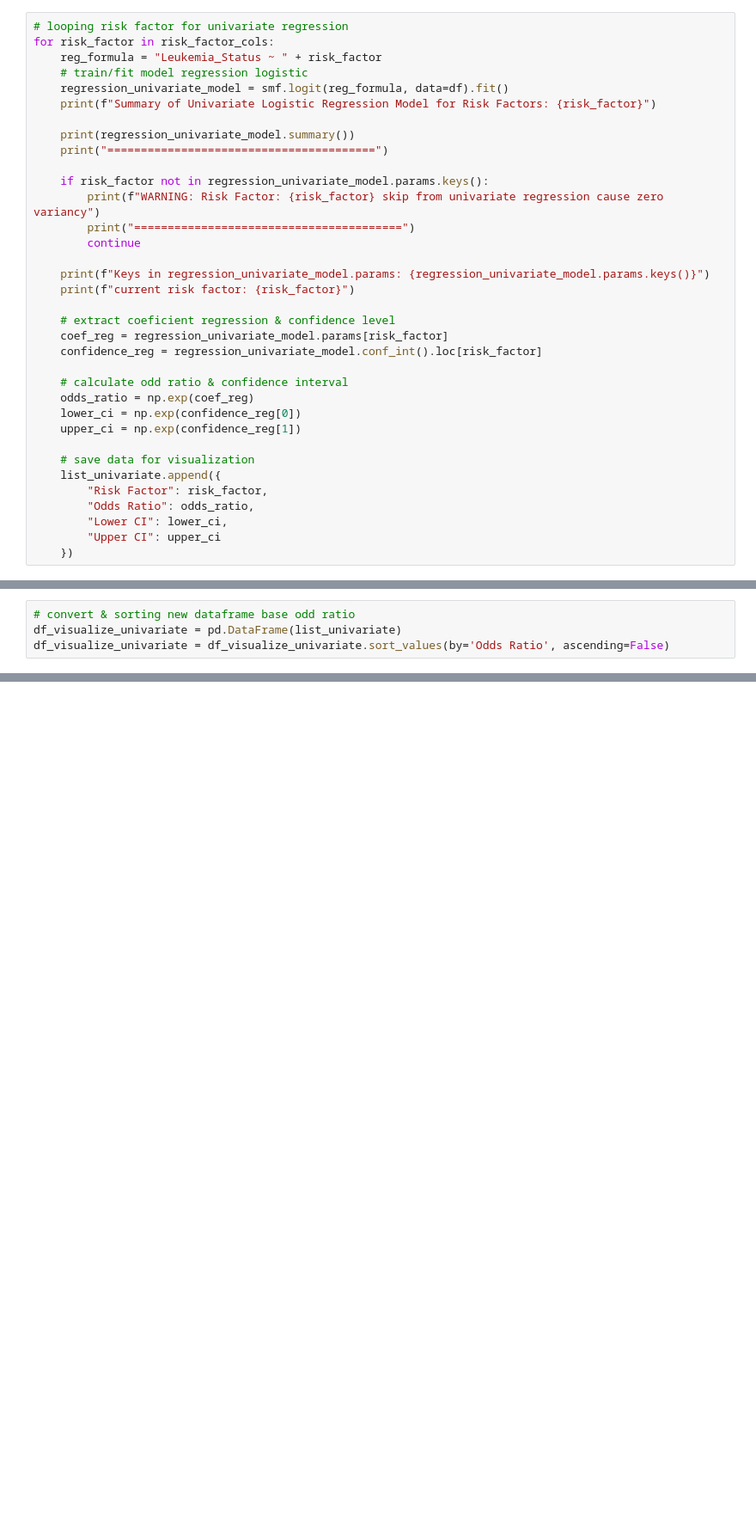
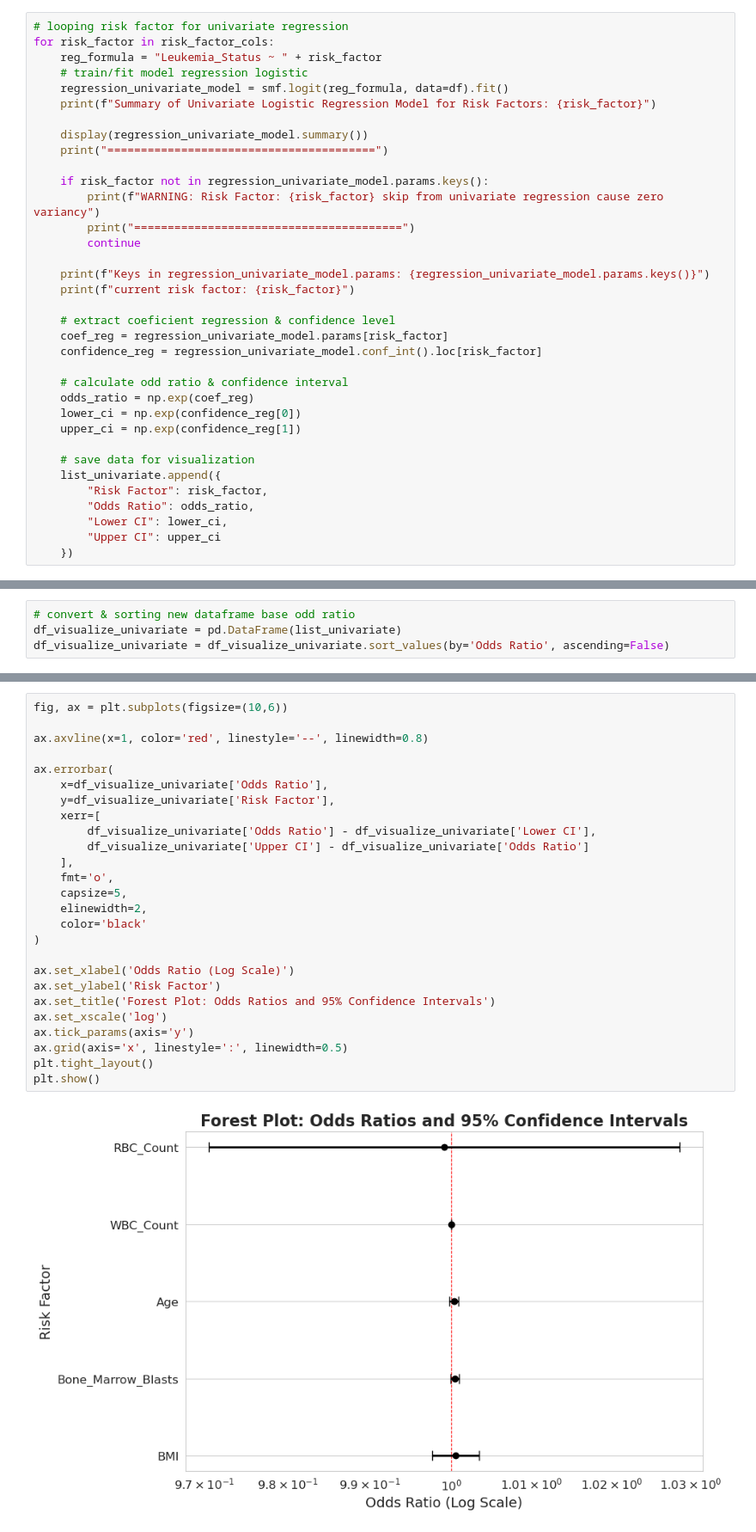
Before and after one commit to RizkiRdm/leukemia-projects, a Jupyter notebook: project_2_risk_factor_analysis/notebooks/04_regression_analysis.ipynb, the cells around one changed output, grey strips where cells are left out. Shown at 86% size. Saved outputs shown, nothing was run; the diff lists cells and outputs as text; blank space fills up the shorter version.

```diff
--- a/project_2_risk_factor_analysis/notebooks/04_regression_analysis.ipynb
+++ b/project_2_risk_factor_analysis/notebooks/04_regression_analysis.ipynb
@@ -124,7 +124,7 @@ for risk_factor in risk_factor_cols:
     regression_univariate_model = smf.logit(reg_formula, data=df).fit()
     print(f"Summary of Univariate Logistic Regression Model for Risk Factors: {risk_factor}")
 
-    print(regression_univariate_model.summary())
+    display(regression_univariate_model.summary())
     print("========================================")
 
     if risk_factor not in regression_univariate_model.params.keys():
@@ -210,0 +335,28 @@ Passing `palette` without assigning `hue` is deprecated and will be removed in v
+# %%
+fig, ax = plt.subplots(figsize=(10,6))
+
+ax.axvline(x=1, color='red', linestyle='--', linewidth=0.8)
+
+ax.errorbar(
+    x=df_visualize_univariate['Odds Ratio'],
+    y=df_visualize_univariate['Risk Factor'],
+    xerr=[
+        df_visualize_univariate['Odds Ratio'] - df_visualize_univariate['Lower CI'],
+        df_visualize_univariate['Upper CI'] - df_visualize_univariate['Odds Ratio']
+    ],
+    fmt='o',
+    capsize=5,
+    elinewidth=2,
+    color='black'
+)
+
+ax.set_xlabel('Odds Ratio (Log Scale)')
+ax.set_ylabel('Risk Factor')
+ax.set_title('Forest Plot: Odds Ratios and 95% Confidence Intervals')
+ax.set_xscale('log')
+ax.tick_params(axis='y')
+ax.grid(axis='x', linestyle=':', linewidth=0.5)
+plt.tight_layout()
+plt.show()
+# %% [output]
+[figure, added]
```
Also changed, not shown: parts of 13 cells of this notebook.
